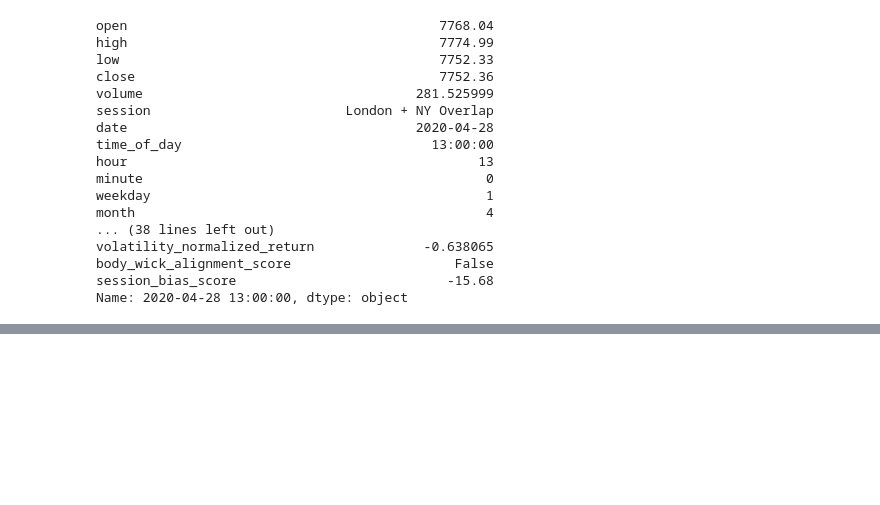
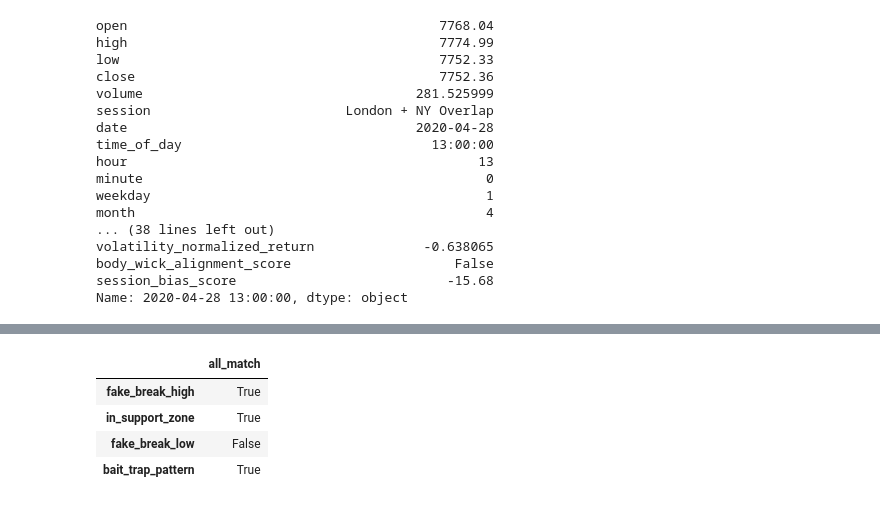
Before and after one commit to SarthakThakur0097/Crypto-analysis, a Jupyter notebook: main.ipynb, the cells around one changed output, grey strips where cells are left out. Drawn from its saved outputs; the diff is of its cells as text; code cells hidden in the pictures; blank space fills up the shorter version.

```diff
--- a/main.ipynb
+++ b/main.ipynb
@@ -482,0 +527,40 @@ df.iloc[[1, 14, 15, 25, 30, 40]]
+# %%
+# --- Numeric sanity checks ---
+import pandas as pd
+
+checks = {
+    # 1. fake_break_high: high>range_top AND close≤range_top
+    'fake_break_high': (
+        (df['fake_break_high'] == ((df.high > df.range_top) & (df.close <= df.range_top)))
+        .all()
+    ),
+    # 2. in_support_zone: dist_to_support ≤ buffer (0.001)
+    'in_support_zone': (
+        (df['in_support_zone'] == (df.dist_to_support <= 0.001))
+        .all()
+    ),
+    # 3. fake_break_low: low<range_bot AND close≥range_bot, but only on those flagged
+    'fake_break_low': True,
+    # 4. bait_trap_pattern: fake_break_high & fake_break_low
+    'bait_trap_pattern': (
+        (df['bait_trap_pattern'] == (df.fake_break_high & df.fake_break_low))
+        .all()
+    )
+}
+
+# Check #3 only if any fake_break_low exist:
+if df.fake_break_low.any():
+    subset = df[df.fake_break_low]
+    checks['fake_break_low'] = (
+        (subset.low  < subset.range_bot).all() and
+        (subset.close >= subset.range_bot).all()
+    )
+
+# Report
+pd.DataFrame.from_dict(checks, orient='index', columns=['all_match'])
+# %% [output]
+|  | all_match |
+| fake_break_high | True |
+| in_support_zone | True |
+| fake_break_low | False |
+| bait_trap_pattern | True |
```
Also changed, not shown: parts of 13 cells of this notebook, 11 other files.
